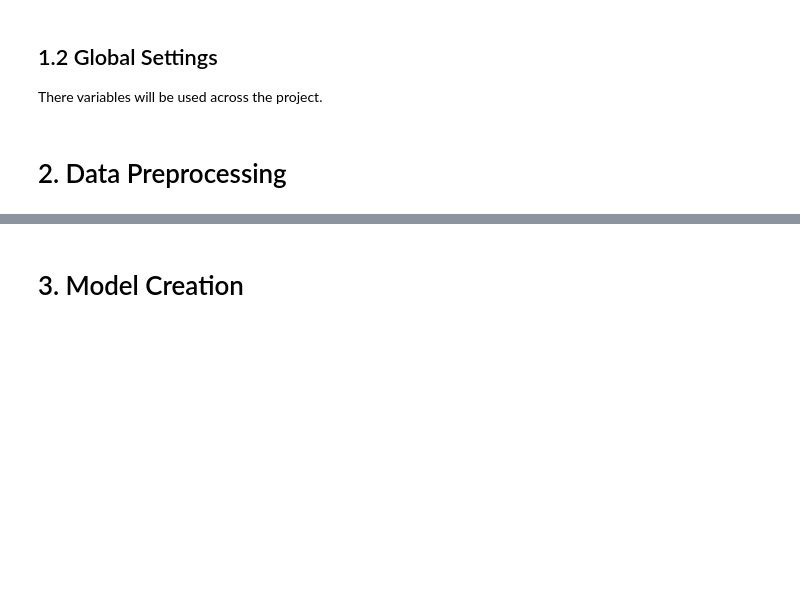
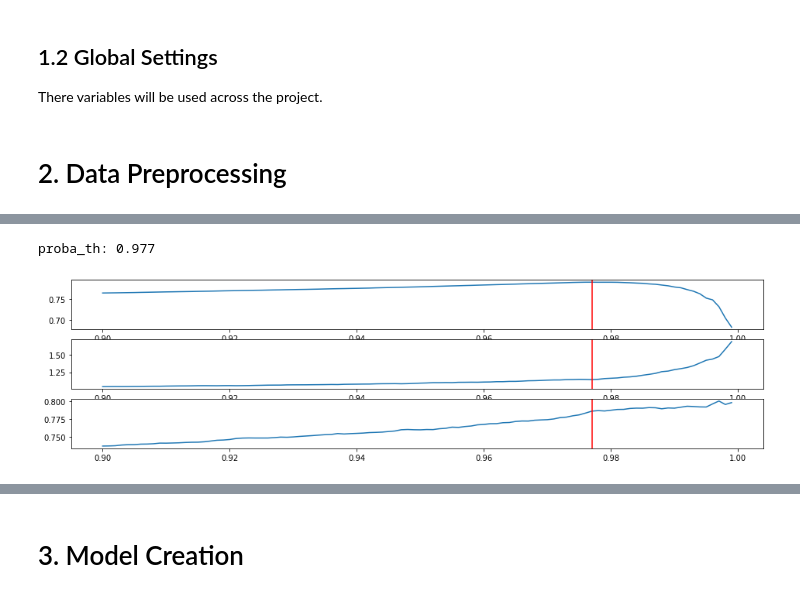
Before and after one commit to tua2542/TPS-Nov-2022-by-SO, a Jupyter notebook: tps-nov-2022-by-so.ipynb, the cells around one changed output, grey strips where cells are left out. Cells and saved outputs as stored; diff of their text form; code cells hidden in the pictures; blank space fills up the shorter version.

```diff
--- a/tps-nov-2022-by-so.ipynb
+++ b/tps-nov-2022-by-so.ipynb
@@ -24,0 +73,11 @@ There variables will be used across the project.
+# %%
+dataset = pd.read_feather('../input/tps2022novfeather/train.ftr')
+label = pd.read_csv("../input/tabular-playground-series-nov-2022/train_labels.csv")
+# %%
+train_set = dataset.loc[:19999, :]
+test_set = dataset.loc[20000:, :]
+
+del dataset
+gc.collect()
+
+display(train_set.head())
@@ -24,0 +193,28 @@ There variables will be used across the project.
+# %%
+th_list = np.linspace(0.9, 1, 100, endpoint=False)
+scores_roc, score_log, score_acc = [], [], []
+proba_th, max_score = 0, 0
+for th in th_list:
+    condition = ((val_preds >= th) | (val_preds <= 1-th))
+    new_val_preds = val_preds[condition]
+    new_val_true = label.loc[condition, 'label']
+    score = roc_auc_score(new_val_true, new_val_preds)
+    scores_roc.append(score)
+    if score > max_score:
+        max_score = score
+        proba_th = th
+    score = log_loss(new_val_true, new_val_preds)
+    score_log.append(score)
+    score = accuracy_score(new_val_true, new_val_preds.round().astype(int))
+    score_acc.append(score)
+print("proba_th:", proba_th)
+fig, axes = plt.subplots(3, figsize=(16,4))
+axes[0].plot(th_list, scores_roc);
+axes[0].axvline(proba_th, color='r')
+axes[1].plot(th_list, score_log);
+axes[1].axvline(proba_th, color='r')
+axes[2].plot(th_list, score_acc);
+axes[2].axvline(proba_th, color='r');
+# %% [output]
+proba_th: 0.977
+[figure, added]
```
Also changed, not shown: parts of 25 cells of this notebook.
